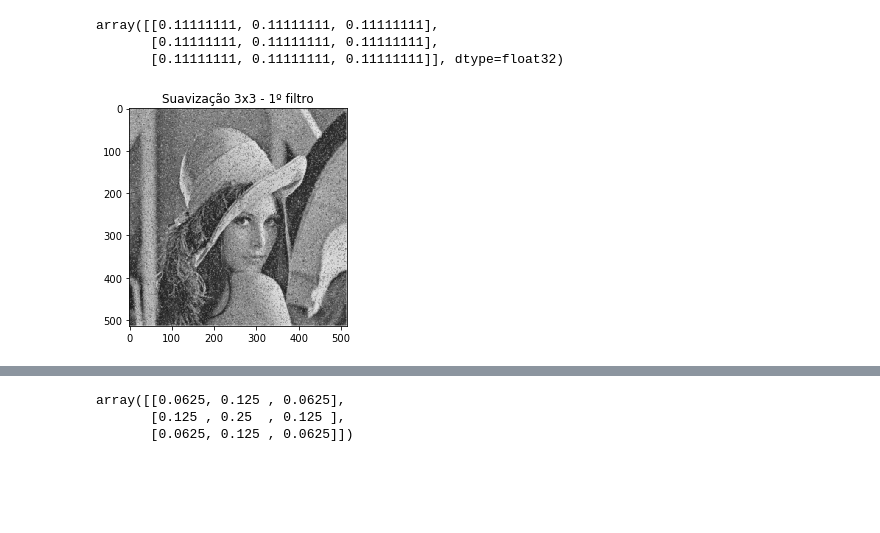
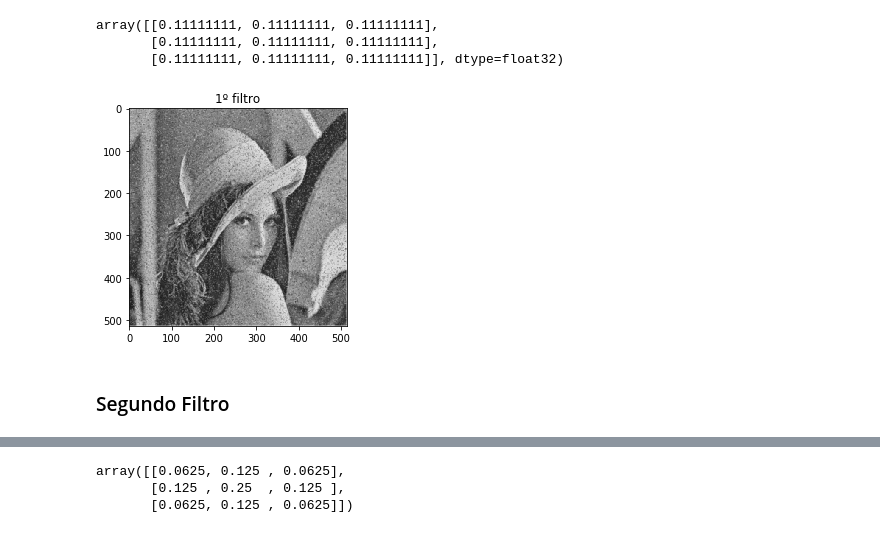
Before and after one commit to Pssales/PDI, a Jupyter notebook: Suavização de imagens.ipynb, the cells around one changed output, grey strips where cells are left out. Saved outputs shown, nothing was run; the diff lists cells and outputs as text; code cells hidden in the pictures; blank space fills up the shorter version.

```diff
--- a/Suavização de imagens.ipynb
+++ b/Suavização de imagens.ipynb
@@ -32,7 +36,9 @@ array([[0.11111111, 0.11111111, 0.11111111],
 # %%
 img_filtro1 = cv2.filter2D(imagem, -1, kernel)
 
 plt.imshow(img_filtro1)
-plt.title("Suavização 3x3 - 1º filtro");
+plt.title("1º filtro");
 # %% [output]
-[figure, old version]
+[figure, new version]
+# %% [markdown]
+### Segundo Filtro
```
Also changed, not shown: parts of 24 cells of this notebook, 3 other files.
